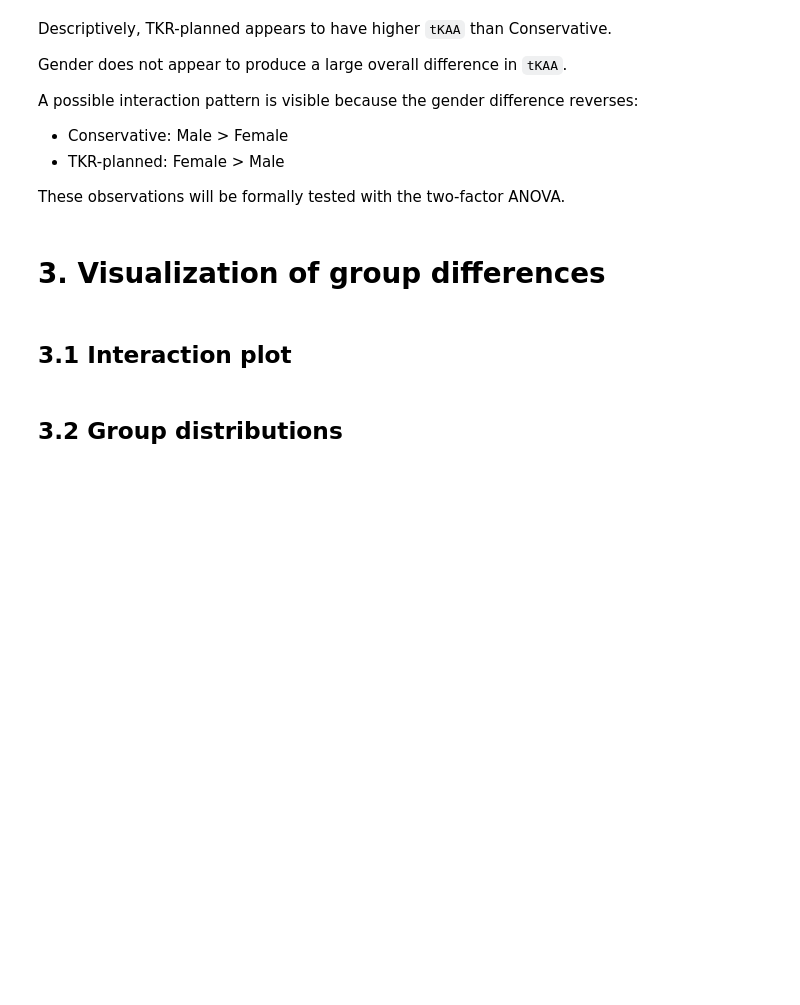
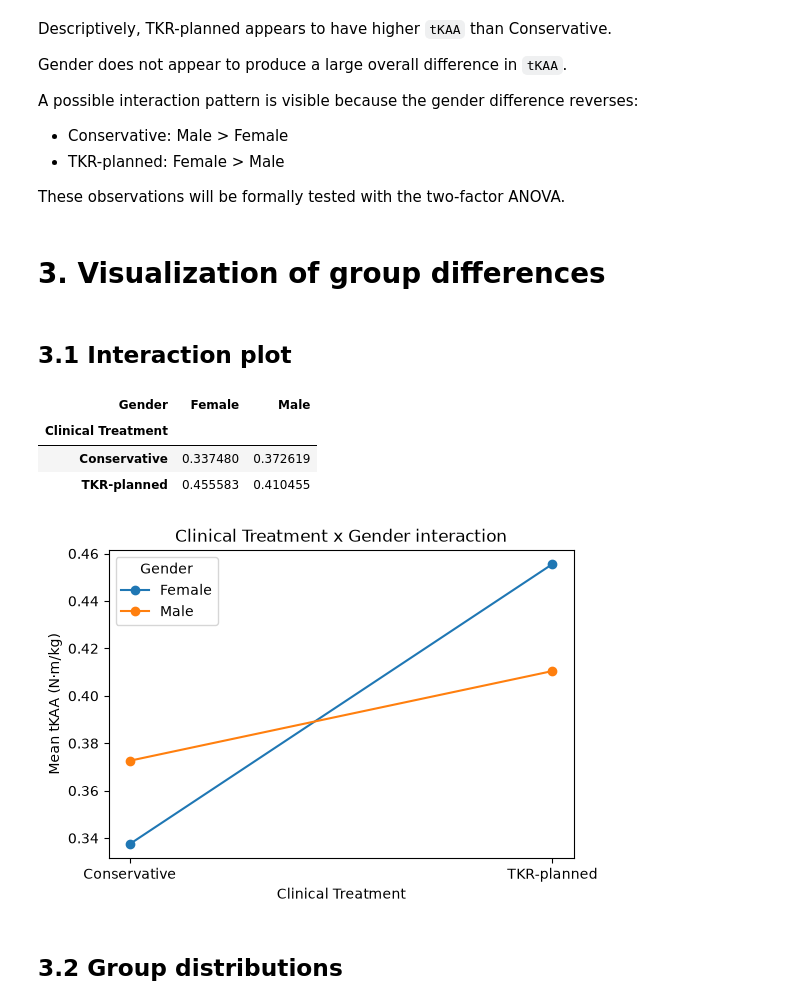
Before and after one commit to pmendez252/data_science-hypothesis_testing, a Jupyter notebook: notebooks/03_final_anova.ipynb, the cells around one changed output. Saved outputs shown, nothing was run; the diff lists cells and outputs as text; code cells hidden in the pictures; blank space fills up the shorter version.

```diff
--- a/notebooks/03_final_anova.ipynb
+++ b/notebooks/03_final_anova.ipynb
@@ -110,5 +113,37 @@ These observations will be formally tested with the two-factor ANOVA.
 # 3. Visualization of group differences
 # %% [markdown]
 ## 3.1 Interaction plot
+# %%
+# Mean tKAA for each Treatment × Gender group
+interaction_means = (
+    df.groupby(["Clinical Treatment", "Gender"])["tKAA"]
+    .mean()
+    .unstack()
+)
+
+interaction_means
+# %% [output]
+| Gender | Female | Male |
+| Clinical Treatment |  |  |
+| Conservative | 0.337480 | 0.372619 |
+| TKR-planned | 0.455583 | 0.410455 |
+# %%
+plt.figure(figsize=(6, 4))
+
+for gender in interaction_means.columns:
+    plt.plot(
+        interaction_means.index,
+        interaction_means[gender],
+        marker="o",
+        label=gender
+    )
+
+plt.xlabel("Clinical Treatment")
+plt.ylabel("Mean tKAA (N·m/kg)")
+plt.title("Clinical Treatment x Gender interaction")
+plt.legend(title="Gender")
+plt.show()
+# %% [output]
+[figure, added]
 # %% [markdown]
 ## 3.2 Group distributions
```
Also changed, not shown: parts of 60 cells of this notebook.
